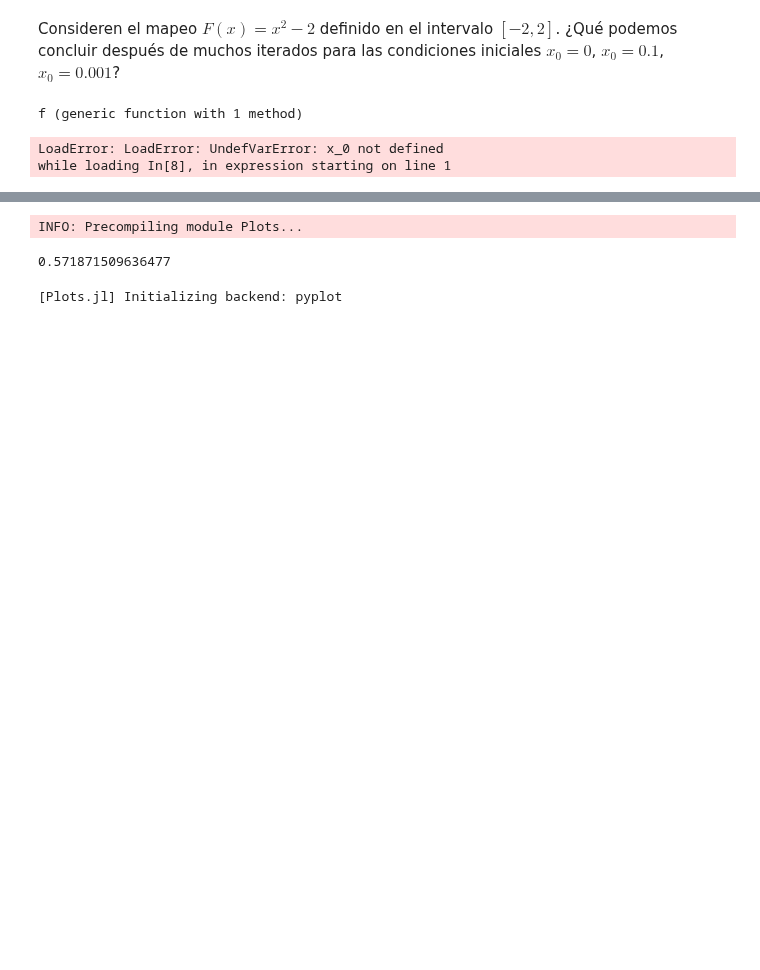
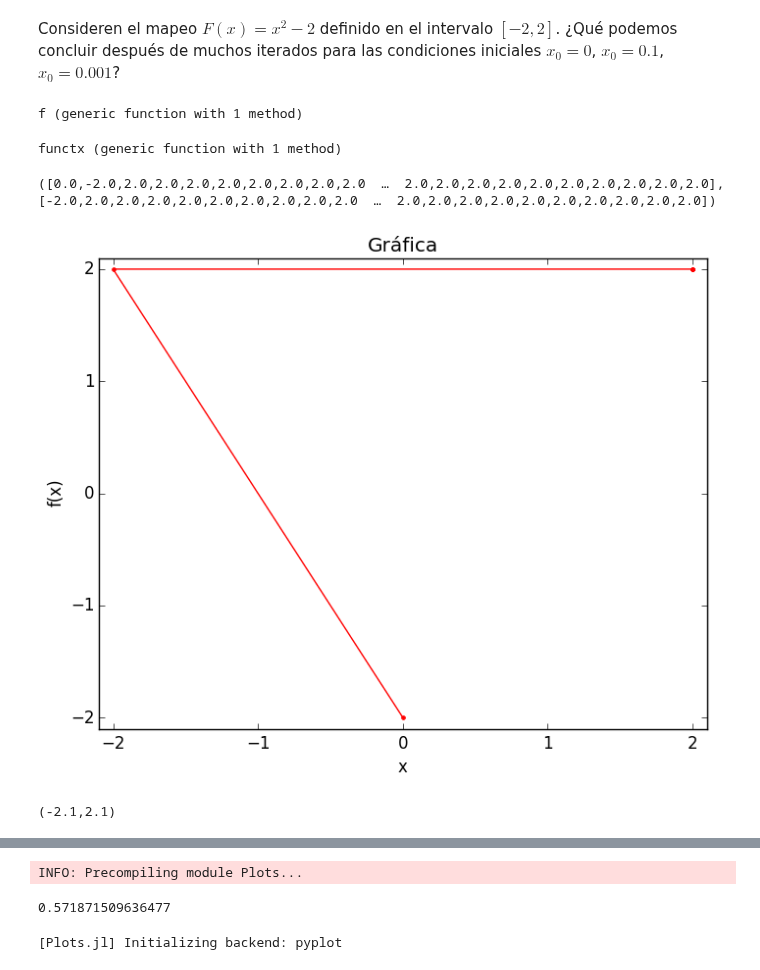
Before and after one commit to lbenet/2017-1_TSFisComp, a Jupyter notebook: tareas/Yuriko/Tarea3.ipynb, the cells around one changed output, grey strips where cells are left out. Drawn from its saved outputs; the diff is of its cells as text; code cells hidden in the pictures; blank space fills up the shorter version.

```diff
--- a/tareas/Yuriko/Tarea3.ipynb
+++ b/tareas/Yuriko/Tarea3.ipynb
@@ -37,5 +50,40 @@ end
-# %%
-x_0
-# %% [output]
-LoadError: LoadError: UndefVarError: x_0 not defined
-while loading In[8], in expression starting on line 1
+# %%
+function functx(n::Int64, x_0::Float64)
+
+    #vx = zeros(Float64, n)
+    #vy = zeros(Float64, n)
+
+    y = x_0^2 -2
+    vx=Float64[]
+    vy=Float64[]
+
+    push!(vx,x_0)
+    push!(vy,y)
+
+    for i in 1:n-1
+        push!(vx,y)
+        y = y^2 -2
+
+        push!(vy,y)
+    end
+    return vx,vy
+    #return vy
+
+end
+# %% [output]
+functx (generic function with 1 method)
+# %%
+(v_x, v_y)=functx(500, 0.0)
+# %% [output]
+([0.0,-2.0,2.0,2.0,2.0,2.0,2.0,2.0,2.0,2.0  …  2.0,2.0,2.0,2.0,2.0,2.0,2.0,2.0,2.0,2.0],[-2.0,2.0,2.0,2.0,2.0,2.0,2.0,2.0,2.0,2.0  …  2.0,2.0,2.0,2.0,2.0,2.0,2.0,2.0,2.0,2.0])
+# %%
+#Gráfica
+plot(v_x, v_y, "r.-");
+title("Gráfica")
+xlabel("x")
+ylabel("f(x)")
+xlim(-2.1, 2.1)
+ylim(-2.1, 2.1)
+# %% [output]
+[figure, added]
+(-2.1,2.1)
```
Also changed, not shown: parts of 21 cells of this notebook.
